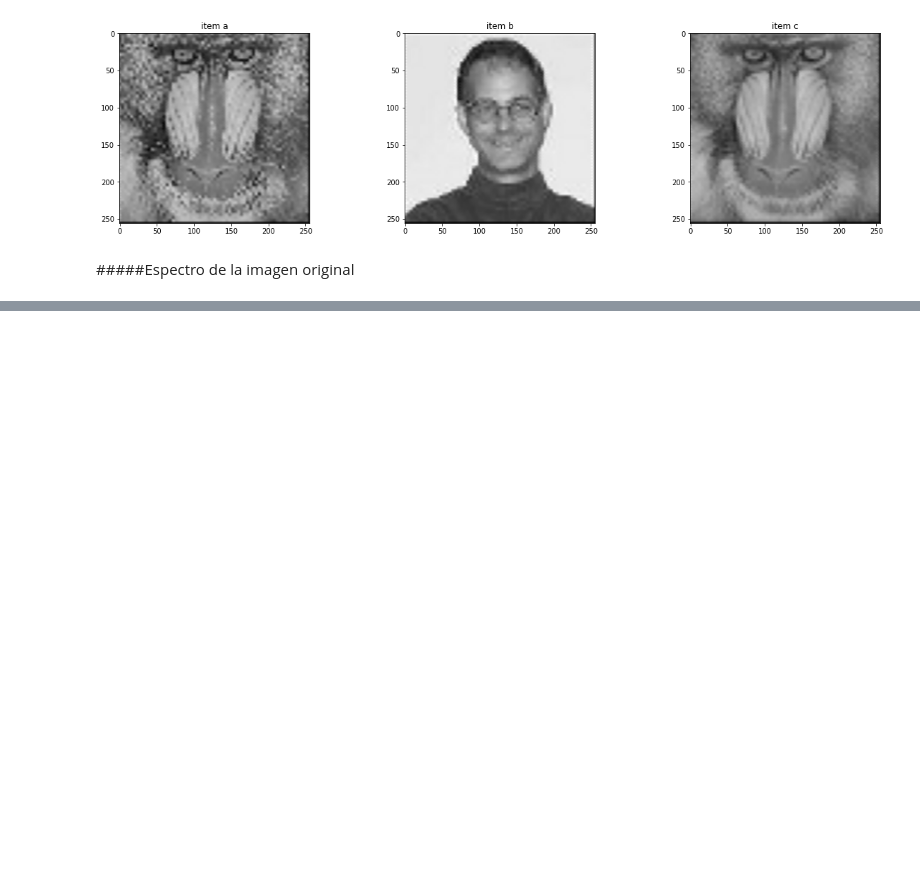
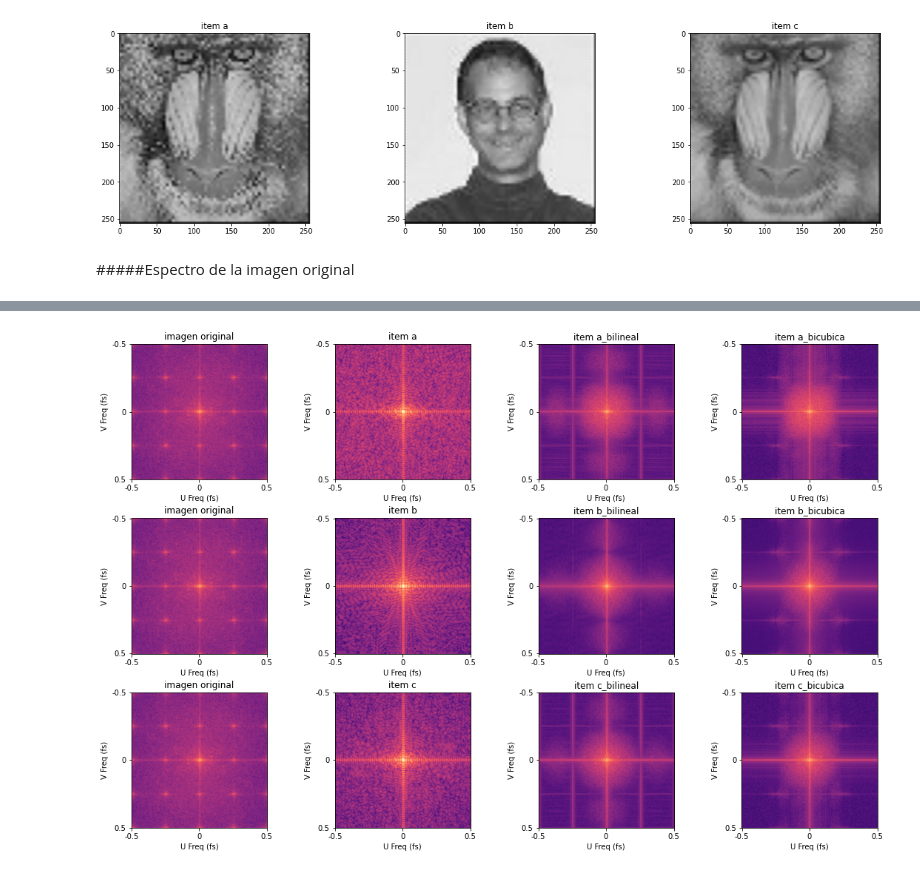
Before and after one commit to LuFernandez/imagaynes, a Jupyter notebook: guia1/guia1_imagenes.ipynb, the cells around one changed output, grey strips where cells are left out. Drawn from its saved outputs; the diff is of its cells as text; code cells hidden in the pictures; blank space fills up the shorter version.

```diff
--- a/guia1/guia1_imagenes.ipynb
+++ b/guia1/guia1_imagenes.ipynb
@@ -336,0 +272,76 @@ plt.show()
+# %%
+def CalcCentredSpectrum(img, const=20):
+  img_spectrum = np.fft.fft2(img,s=[512,512])
+  img_mag_dB = const*np.log10(np.ones(len(img_spectrum))+abs(img_spectrum ))
+  return np.fft.fftshift(img_mag_dB)
+
+def DrawPlot(pos, data, title,nrows=3, ncols=4, color = "magma"):
+  plt.subplot(nrows, ncols, pos)
+  plt.imshow(data,cmap= color)
+  plt.title(title)
+  plt.xticks([0,255,511],[-0.5,0,0.5])
+  plt.yticks([0,255,511],[-0.5,0,0.5])
+  plt.xlabel("U Freq (fs)")
+  plt.ylabel("V Freq (fs)")
+
+#Espectro imagen original
+mag_dB_shifted = CalcCentredSpectrum(img[:,:,0])
+
+#Espectro imagen reducida item a
+item_a_mag_dB_shifted = CalcCentredSpectrum(item_a[:,:,0])
+#Espectro bilineal del item a
+item_a_lineal_mag_dB_shifted = CalcCentredSpectrum(item_a_resized_lineal[:,:,0])
+#Espectro bicubica del item a
+item_a_bicubic_mag_dB_shifted = CalcCentredSpectrum(item_a_resized_bicubic[:,:,0])
+
+#Espectro imagen reducida item b
+item_b_mag_dB_shifted = CalcCentredSpectrum(item_b[:,:,0])
+#Espectro bilineal del item b
+item_b_lineal_mag_dB_shifted = CalcCentredSpectrum(item_b_resized_lineal[:,:,0])
+#Espectro bicubica del item b
+item_b_bicubic_mag_dB_shifted = CalcCentredSpectrum(item_b_resized_bicubic[:,:,0])
+
+#Espectro imagen reducida item b
+item_c_mag_dB_shifted = CalcCentredSpectrum(item_c[:,:,0])
+#Espectro bilineal del item b
+item_c_lineal_mag_dB_shifted = CalcCentredSpectrum(item_c_resized_lineal[:,:,0])
+#Espectro bicubica del item b
+item_c_bicubic_mag_dB_shifted = CalcCentredSpectrum(item_c_resized_bicubic[:,:,0])
+
+############################################
+#                 GRAFICAS                 #
+############################################
+
+plt.figure(figsize=(14,14))
+plt.subplots_adjust(top = 1, bottom = 0.3, right = 1, left = 0, hspace = 0, wspace = 0.5)
+
+#Original
+DrawPlot(pos=1, data=mag_dB_shifted, title="imagen original")
+#Item a
+DrawPlot(pos=2, data=item_a_mag_dB_shifted, title="item a")
+#Item a bilineal
+DrawPlot(pos=3, data=item_a_lineal_mag_dB_shifted, title="item a_bilineal")
+#Item a bicubica
+DrawPlot(pos=4, data=item_a_bicubic_mag_dB_shifted, title="item a_bicubica")
+
+#Original
+DrawPlot(pos=5, data=mag_dB_shifted, title="imagen original")
+#Item a
+DrawPlot(pos=6, data=item_b_mag_dB_shifted, title="item b")
+#Item a bilineal
+DrawPlot(pos=7, data=item_b_lineal_mag_dB_shifted, title="item b_bilineal")
+#Item a bicubica
+DrawPlot(pos=8, data=item_b_bicubic_mag_dB_shifted, title="item b_bicubica")
+
+#Original
+DrawPlot(pos=9, data=mag_dB_shifted, title="imagen original")
+#Item a
+DrawPlot(pos=10, data=item_c_mag_dB_shifted, title="item c")
+#Item a bilineal
+DrawPlot(pos=11, data=item_c_lineal_mag_dB_shifted, title="item c_bilineal")
+#Item a bicubica
+DrawPlot(pos=12, data=item_c_bicubic_mag_dB_shifted, title="item c_bicubica")
+
+plt.show()
+# %% [output]
+[figure, added]
```
Also changed, not shown: parts of 3 cells of this notebook.
